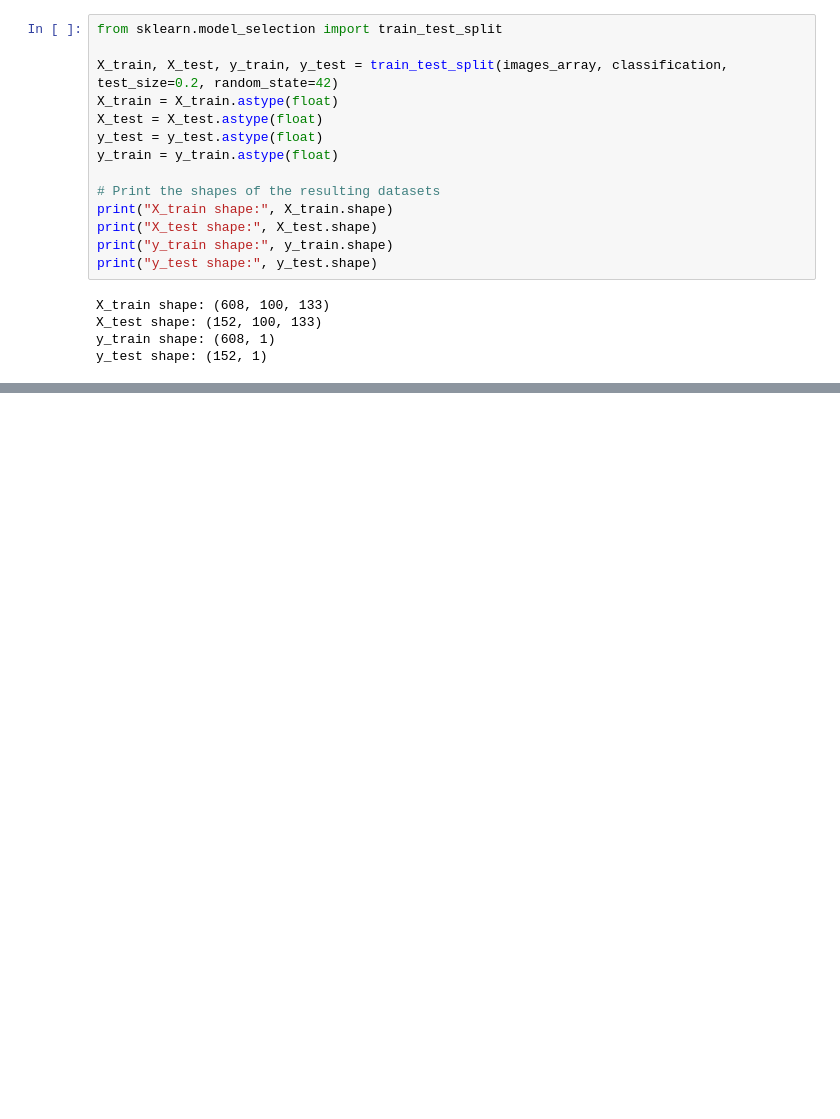
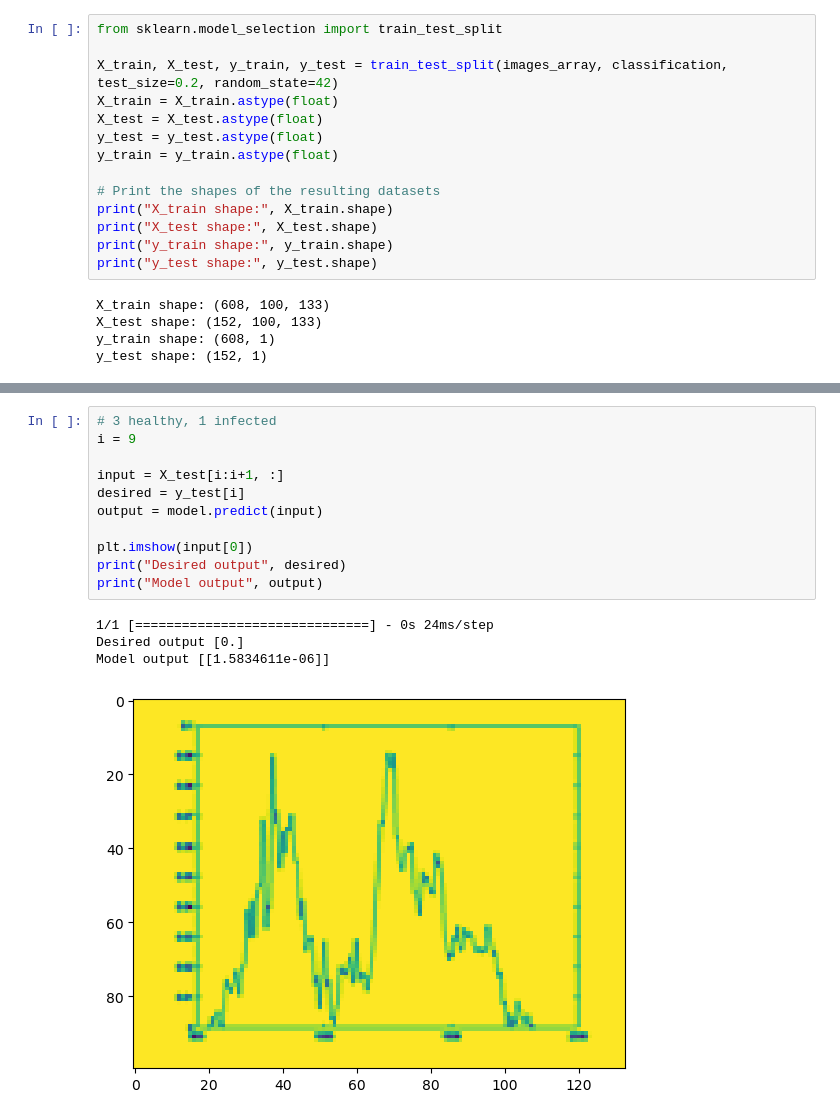
Before and after one commit to NiallSom/DengueCasePrediction, a Jupyter notebook: src/neural_network/cnn.ipynb, the cells around one changed output, grey strips where cells are left out. Cells and saved outputs as stored; diff of their text form; blank space fills up the shorter version.

```diff
--- a/src/neural_network/cnn.ipynb
+++ b/src/neural_network/cnn.ipynb
@@ -239 +236,17 @@ Kernels:
 ===================================
+# %%
+# 3 healthy, 1 infected
+i = 9
+
+input = X_test[i:i+1, :]
+desired = y_test[i]
+output = model.predict(input)
+
+plt.imshow(input[0])
+print("Desired output", desired)
+print("Model output", output)
+# %% [output]
+1/1 [==============================] - 0s 24ms/step
+Desired output [0.]
+Model output [[1.5834611e-06]]
+[figure, added]
```
Also changed, not shown: parts of 5 cells of this notebook.
